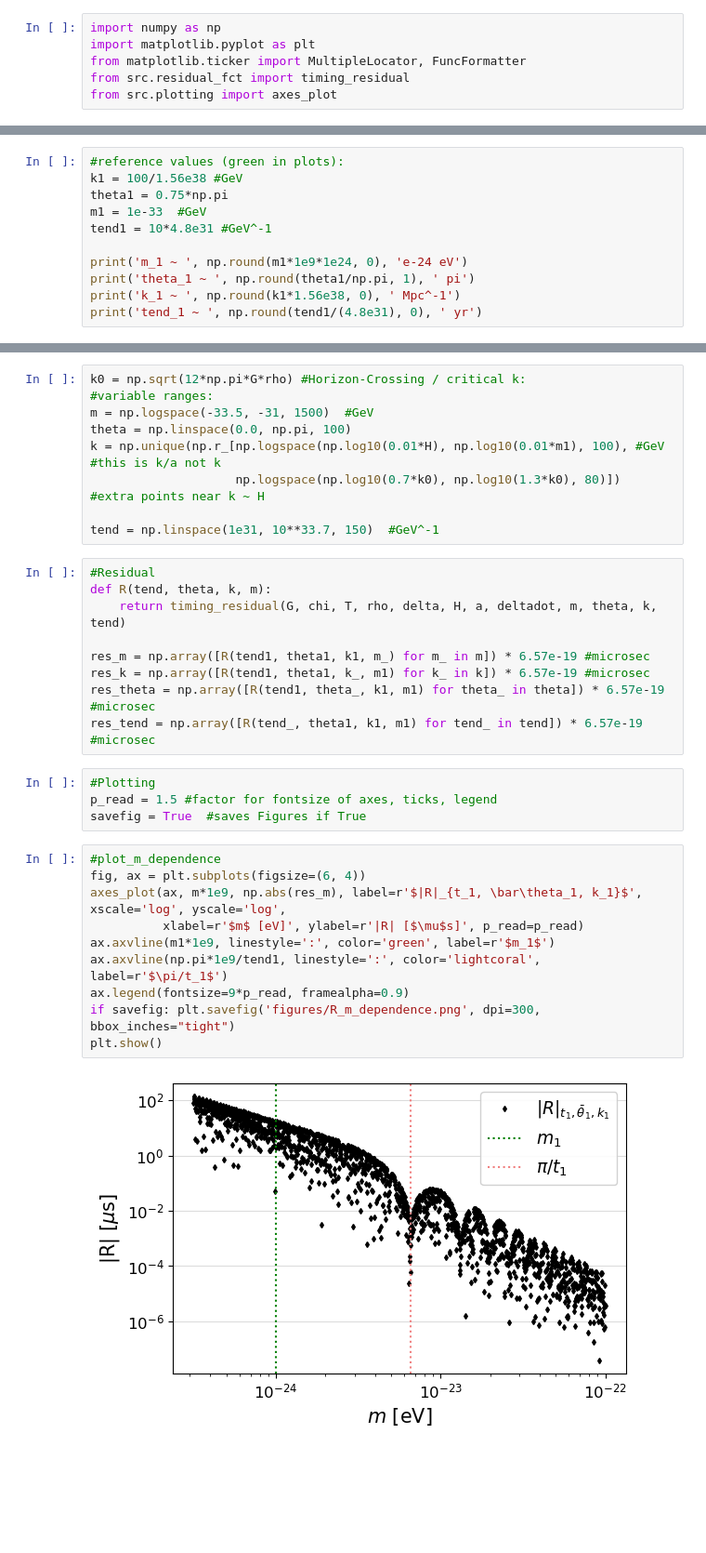
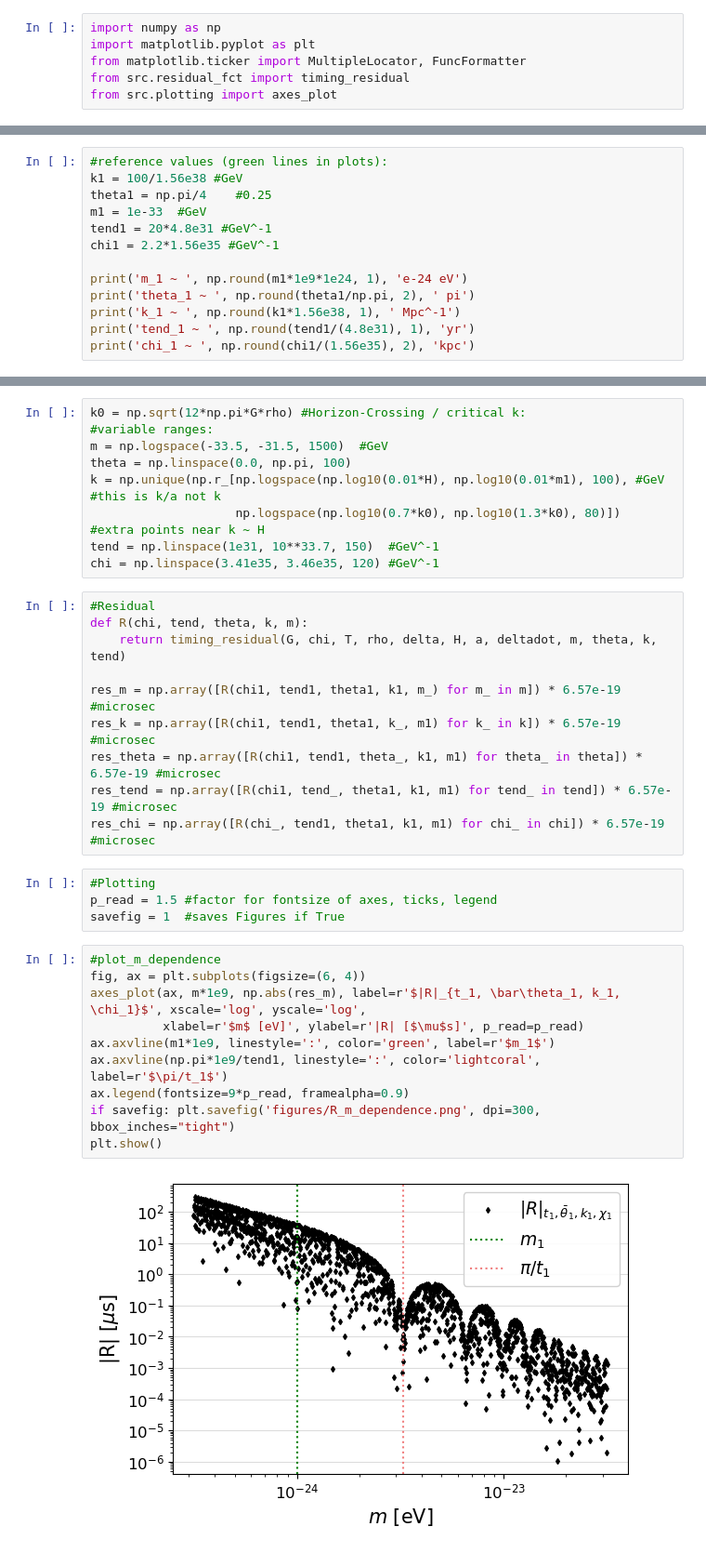
Before and after one commit to lucalaett/master-thesis-code, a Jupyter notebook: notebooks/timingresidual_dependencies.ipynb, the cells around one changed output, grey strips where cells are left out. Shown at 93% size. Drawn from its saved outputs; the diff is of its cells as text; blank space fills up the shorter version.

```diff
--- a/notebooks/timingresidual_dependencies.ipynb
+++ b/notebooks/timingresidual_dependencies.ipynb
@@ -26,15 +26,17 @@ H = 1.5e-42 #GeV
 a = 1.0
 deltadot = H*delta /(2*np.sqrt(np.pi))
 # %%
-#reference values (green in plots):
+#reference values (green lines in plots):
 k1 = 100/1.56e38 #GeV
-theta1 = 0.75*np.pi
+theta1 = np.pi/4    #0.25
 m1 = 1e-33  #GeV
-tend1 = 10*4.8e31 #GeV^-1
+tend1 = 20*4.8e31 #GeV^-1
+chi1 = 2.2*1.56e35 #GeV^-1
 
-print('m_1 ~ ', np.round(m1*1e9*1e24, 0), 'e-24 eV')
-print('theta_1 ~ ', np.round(theta1/np.pi, 1), ' pi')
-print('k_1 ~ ', np.round(k1*1.56e38, 0), ' Mpc^-1')
-print('tend_1 ~ ', np.round(tend1/(4.8e31), 0), ' yr')
+print('m_1 ~ ', np.round(m1*1e9*1e24, 1), 'e-24 eV')
+print('theta_1 ~ ', np.round(theta1/np.pi, 2), ' pi')
+print('k_1 ~ ', np.round(k1*1.56e38, 1), ' Mpc^-1')
+print('tend_1 ~ ', np.round(tend1/(4.8e31), 1), 'yr')
+print('chi_1 ~ ', np.round(chi1/(1.56e35), 2), 'kpc')
 # %% [output]
 m_1 ~  1.0 e-24 eV
@@ -44,37 +47,38 @@ tend_1 ~  10.0  yr
 # %%
 k0 = np.sqrt(12*np.pi*G*rho) #Horizon-Crossing / critical k:
 #variable ranges:
-m = np.logspace(-33.5, -31, 1500)  #GeV
+m = np.logspace(-33.5, -31.5, 1500)  #GeV
 theta = np.linspace(0.0, np.pi, 100)
 k = np.unique(np.r_[np.logspace(np.log10(0.01*H), np.log10(0.01*m1), 100), #GeV #this is k/a not k
                     np.logspace(np.log10(0.7*k0), np.log10(1.3*k0), 80)])  #extra points near k ~ H
-
 tend = np.linspace(1e31, 10**33.7, 150)  #GeV^-1
+chi = np.linspace(3.41e35, 3.46e35, 120) #GeV^-1
 # %%
 #Residual
-def R(tend, theta, k, m):
+def R(chi, tend, theta, k, m):
     return timing_residual(G, chi, T, rho, delta, H, a, deltadot, m, theta, k, tend)
 
-res_m = np.array([R(tend1, theta1, k1, m_) for m_ in m]) * 6.57e-19 #microsec
-res_k = np.array([R(tend1, theta1, k_, m1) for k_ in k]) * 6.57e-19 #microsec
-res_theta = np.array([R(tend1, theta_, k1, m1) for theta_ in theta]) * 6.57e-19 #microsec
-res_tend = np.array([R(tend_, theta1, k1, m1) for tend_ in tend]) * 6.57e-19 #microsec
+res_m = np.array([R(chi1, tend1, theta1, k1, m_) for m_ in m]) * 6.57e-19 #microsec
+res_k = np.array([R(chi1, tend1, theta1, k_, m1) for k_ in k]) * 6.57e-19 #microsec
+res_theta = np.array([R(chi1, tend1, theta_, k1, m1) for theta_ in theta]) * 6.57e-19 #microsec
+res_tend = np.array([R(chi1, tend_, theta1, k1, m1) for tend_ in tend]) * 6.57e-19 #microsec
+res_chi = np.array([R(chi_, tend1, theta1, k1, m1) for chi_ in chi]) * 6.57e-19 #microsec
 # %%
 #Plotting
 p_read = 1.5 #factor for fontsize of axes, ticks, legend
-savefig = True  #saves Figures if True
+savefig = 1  #saves Figures if True
 # %%
 #plot_m_dependence
 fig, ax = plt.subplots(figsize=(6, 4))
-axes_plot(ax, m*1e9, np.abs(res_m), label=r'$|R|_{t_1, \bar\theta_1, k_1}$', xscale='log', yscale='log',
+axes_plot(ax, m*1e9, np.abs(res_m), label=r'$|R|_{t_1, \bar\theta_1, k_1, \chi_1}$', xscale='log', yscale='log',
           xlabel=r'$m$ [eV]', ylabel=r'|R| [$\mu$s]', p_read=p_read)
 ax.axvline(m1*1e9, linestyle=':', color='green', label=r'$m_1$')
 ax.axvline(np.pi*1e9/tend1, linestyle=':', color='lightcoral', label=r'$\pi/t_1$')
 ax.legend(fontsize=9*p_read, framealpha=0.9)
 if savefig: plt.savefig('figures/R_m_dependence.png', dpi=300, bbox_inches="tight")
 plt.show()
 # %% [output]
-[figure, old version]
+[figure, new version]
 # %%
 #plot_k_dependence
 fig, ax = plt.subplots(figsize=(6, 4))
```
Also changed, not shown: parts of 7 cells of this notebook, 7 other files.
